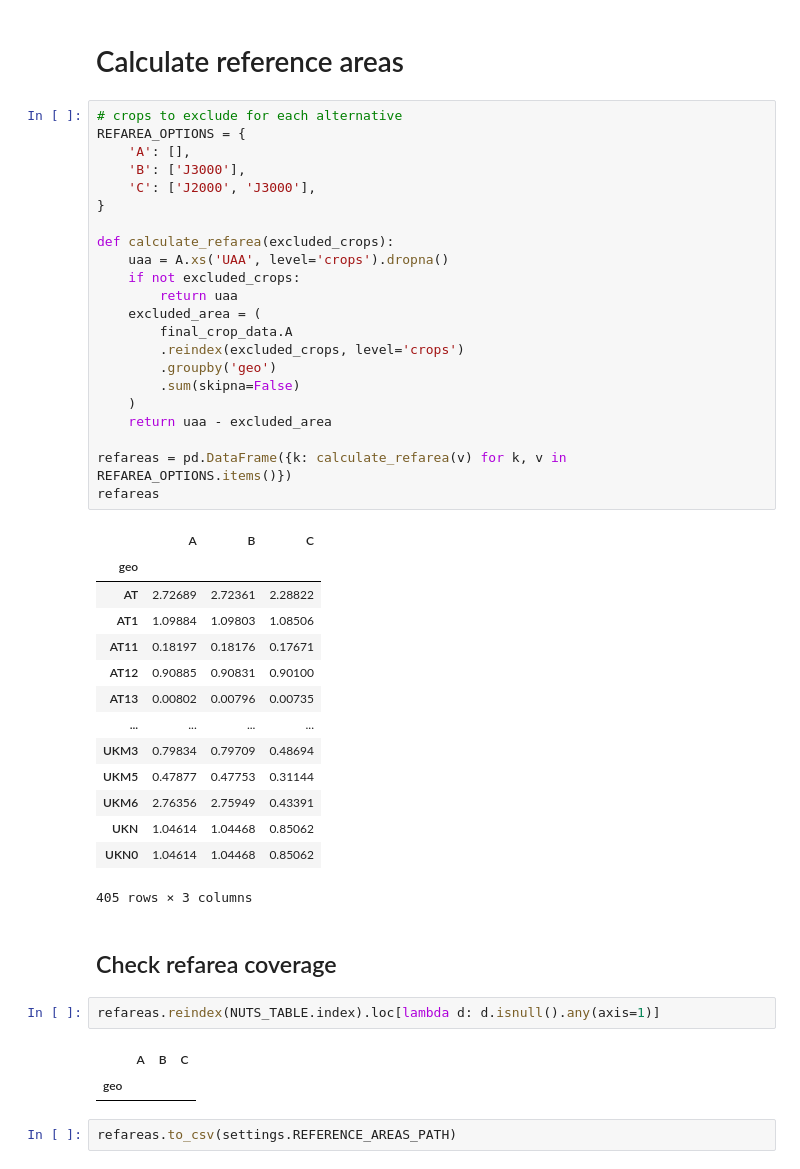
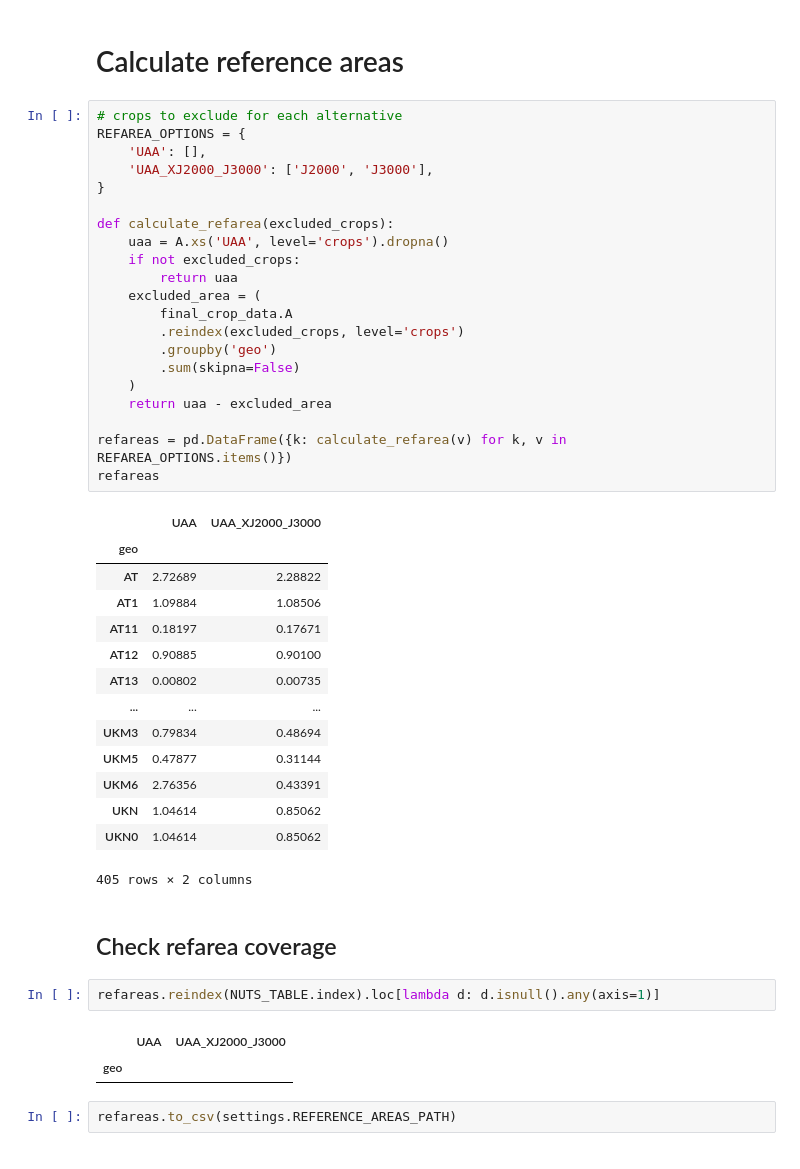
Before and after one commit to rasmuse/subnational-p-budgets, a Jupyter notebook: Crop production.ipynb, the cells around one changed output. Drawn from its saved outputs; the diff is of its cells as text.

```diff
--- a/Crop production.ipynb
+++ b/Crop production.ipynb
@@ -1021,47 +986,46 @@ P_harvest_per_ha_by_country.unstack().sort_values(0).plot.barh(figsize=(5, 15))
 # %%
 # crops to exclude for each alternative
 REFAREA_OPTIONS = {
-    'A': [],
-    'B': ['J3000'],
-    'C': ['J2000', 'J3000'],
+    'UAA': [],
+    'UAA_XJ2000_J3000': ['J2000', 'J3000'],
 }
 
 def calculate_refarea(excluded_crops):
     uaa = A.xs('UAA', level='crops').dropna()
     if not excluded_crops:
         return uaa
     excluded_area = (
         final_crop_data.A
         .reindex(excluded_crops, level='crops')
         .groupby('geo')
         .sum(skipna=False)
     )
     return uaa - excluded_area
 
 refareas = pd.DataFrame({k: calculate_refarea(v) for k, v in REFAREA_OPTIONS.items()})
 refareas
 # %% [output]
-|  | A | B | C |
-| geo |  |  |  |
-| AT | 2.72689 | 2.72361 | 2.28822 |
-| AT1 | 1.09884 | 1.09803 | 1.08506 |
-| AT11 | 0.18197 | 0.18176 | 0.17671 |
-| AT12 | 0.90885 | 0.90831 | 0.90100 |
-| AT13 | 0.00802 | 0.00796 | 0.00735 |
-| ... | ... | ... | ... |
-| UKM3 | 0.79834 | 0.79709 | 0.48694 |
-| UKM5 | 0.47877 | 0.47753 | 0.31144 |
-| UKM6 | 2.76356 | 2.75949 | 0.43391 |
-| UKN | 1.04614 | 1.04468 | 0.85062 |
-| UKN0 | 1.04614 | 1.04468 | 0.85062 |
+|  | UAA | UAA_XJ2000_J3000 |
+| geo |  |  |
+| AT | 2.72689 | 2.28822 |
+| AT1 | 1.09884 | 1.08506 |
+| AT11 | 0.18197 | 0.17671 |
+| AT12 | 0.90885 | 0.90100 |
+| AT13 | 0.00802 | 0.00735 |
+| ... | ... | ... |
+| UKM3 | 0.79834 | 0.48694 |
+| UKM5 | 0.47877 | 0.31144 |
+| UKM6 | 2.76356 | 0.43391 |
+| UKN | 1.04614 | 0.85062 |
+| UKN0 | 1.04614 | 0.85062 |
-405 rows × 3 columns
+405 rows × 2 columns
 # %% [markdown]
 ## Check refarea coverage
 # %%
 refareas.reindex(NUTS_TABLE.index).loc[lambda d: d.isnull().any(axis=1)]
 # %% [output]
-|  | A | B | C |
-| geo |  |  |  |
+|  | UAA | UAA_XJ2000_J3000 |
+| geo |  |  |
 # %%
 refareas.to_csv(settings.REFERENCE_AREAS_PATH)
 # %% [markdown]
```
Also changed, not shown: parts of 8 cells of this notebook.
